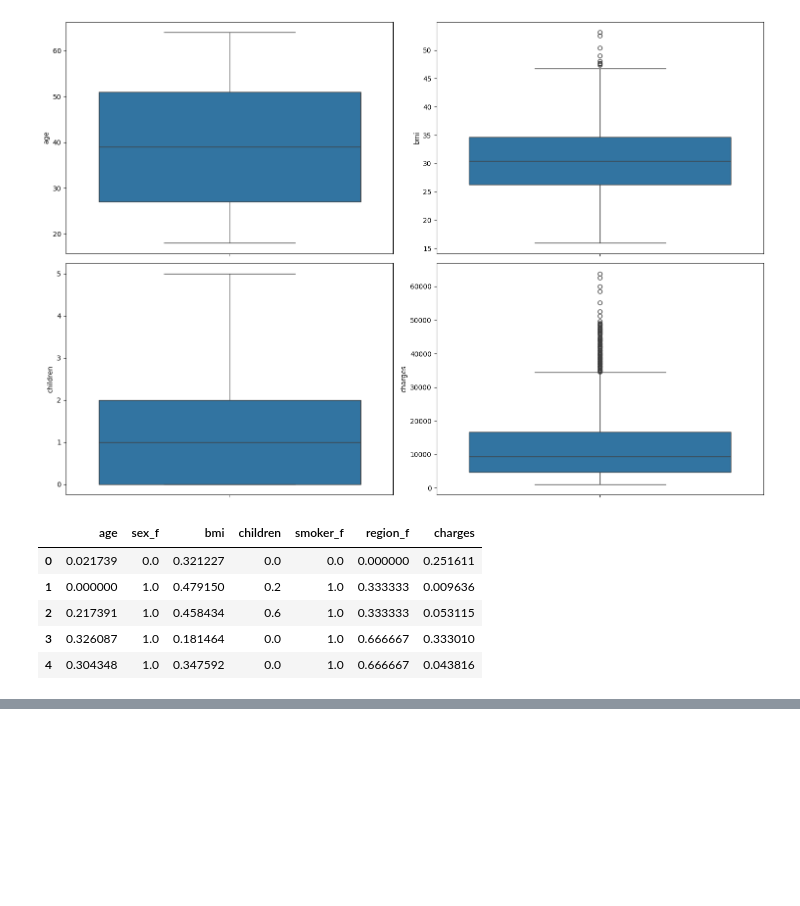
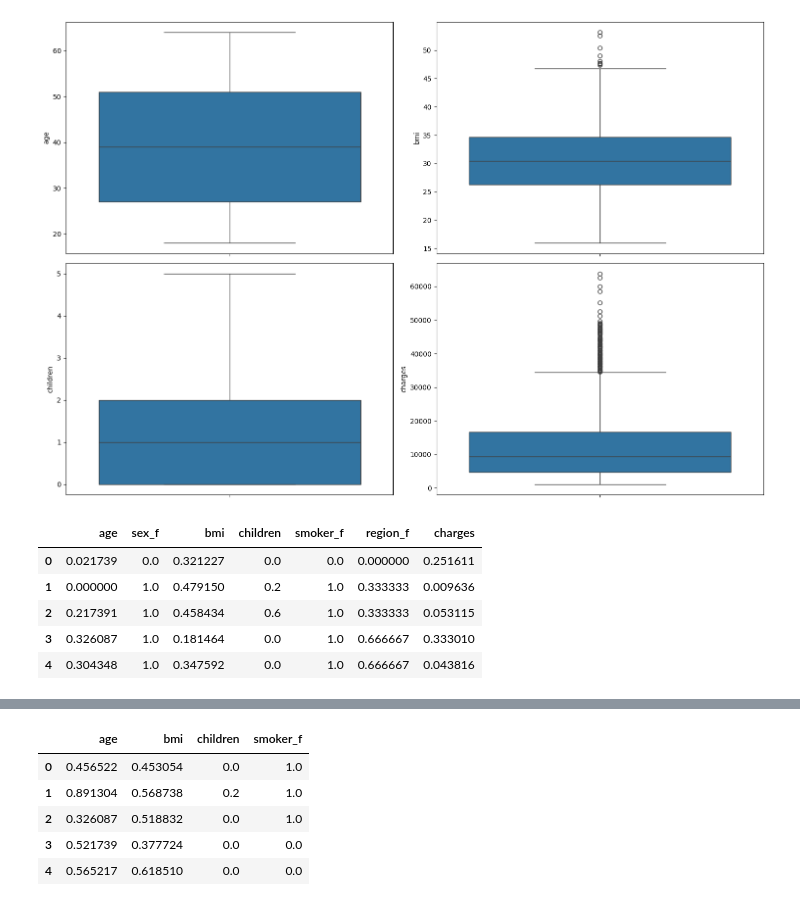
Before and after one commit to amalia1501/Tutorial-de-Proyecto-de-Regresi-n-Lineal, a Jupyter notebook: src/explore.ipynb, the cells around one changed output, grey strips where cells are left out. Cells and saved outputs as stored; diff of their text form; code cells hidden in the pictures; blank space fills up the shorter version.

```diff
--- a/src/explore.ipynb
+++ b/src/explore.ipynb
@@ -180,0 +201,23 @@ data_scal.head()
+# %%
+# Seleccion de mejores variables para hacer las predicciones con el modelo
+
+selection_model = SelectKBest(f_regression, k = 4)
+selection_model.fit(X_train, y_train)
+
+# selected_columns = X_train.columns[selection_model.get_support()]
+# X_train_sel = pd.DataFrame(selection_model.transform(X_train), columns = selected_columns)
+# X_test_sel = pd.DataFrame(selection_model.transform(X_test), columns = selected_columns)
+
+
+ix = selection_model.get_support()
+X_train_sel = pd.DataFrame(selection_model.transform(X_train), columns = X_train.columns.values[ix])
+X_test_sel = pd.DataFrame(selection_model.transform(X_test), columns = X_test.columns.values[ix])
+
+X_train_sel.head()
+# %% [output]
+|  | age | bmi | children | smoker_f |
+| 0 | 0.456522 | 0.453054 | 0.0 | 1.0 |
+| 1 | 0.891304 | 0.568738 | 0.2 | 1.0 |
+| 2 | 0.326087 | 0.518832 | 0.0 | 1.0 |
+| 3 | 0.521739 | 0.377724 | 0.0 | 0.0 |
+| 4 | 0.565217 | 0.618510 | 0.0 | 0.0 |
```
Also changed, not shown: parts of 9 cells of this notebook, 2 other files.
